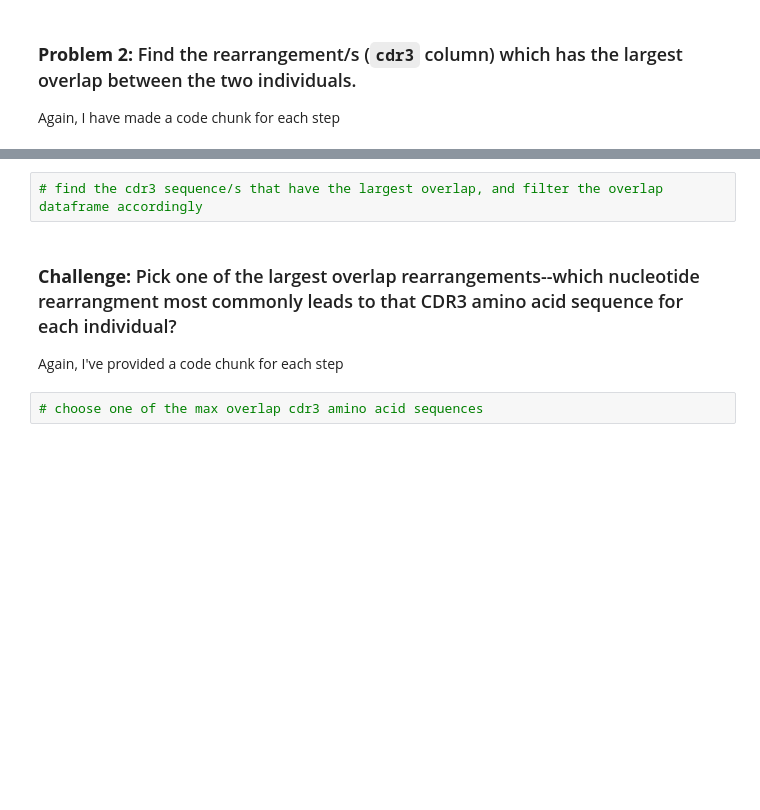
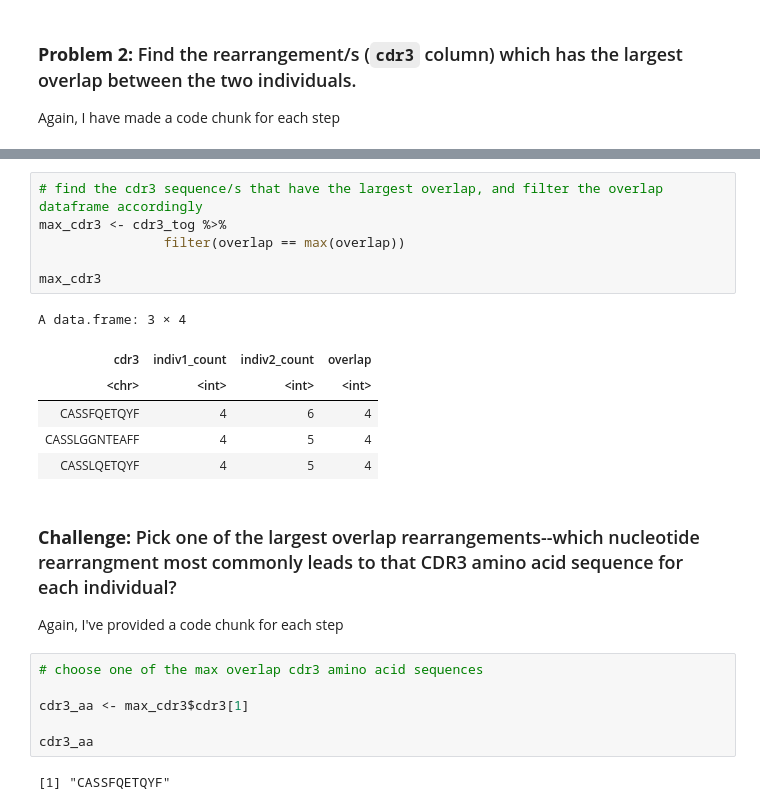
Before and after one commit to FredHutch/tfcb_2023, a Jupyter notebook: lectures/lecture17/Lecture17.ipynb, the cells around one changed output, grey strips where cells are left out. Drawn from its saved outputs; the diff is of its cells as text; blank space fills up the shorter version.

```diff
--- a/lectures/lecture17/Lecture17.ipynb
+++ b/lectures/lecture17/Lecture17.ipynb
@@ -181,10 +234,27 @@ Again, I have made a code chunk for each step
 # %%
 # find the cdr3 sequence/s that have the largest overlap, and filter the overlap dataframe accordingly
+max_cdr3 <- cdr3_tog %>%
+                filter(overlap == max(overlap))
+
+max_cdr3
+# %% [output]
+A data.frame: 3 × 4
+| cdr3 | indiv1_count | indiv2_count | overlap |
+| <chr> | <int> | <int> | <int> |
+| CASSFQETQYF | 4 | 6 | 4 |
+| CASSLGGNTEAFF | 4 | 5 | 4 |
+| CASSLQETQYF | 4 | 5 | 4 |
 # %% [markdown]
 ### __Challenge:__ Pick one of the largest overlap rearrangements--which nucleotide rearrangment most commonly leads to that CDR3 amino acid sequence for each individual?
 
 Again, I've provided a code chunk for each step
 # %%
 # choose one of the max overlap cdr3 amino acid sequences
+
+cdr3_aa <- max_cdr3$cdr3[1]
+
+cdr3_aa
+# %% [output]
+[1] "CASSFQETQYF"
 # %%
 # for each individual, find the NT rearrangment that most commonly gives rise to the AA sequence
```
Also changed, not shown: parts of 10 cells of this notebook.
